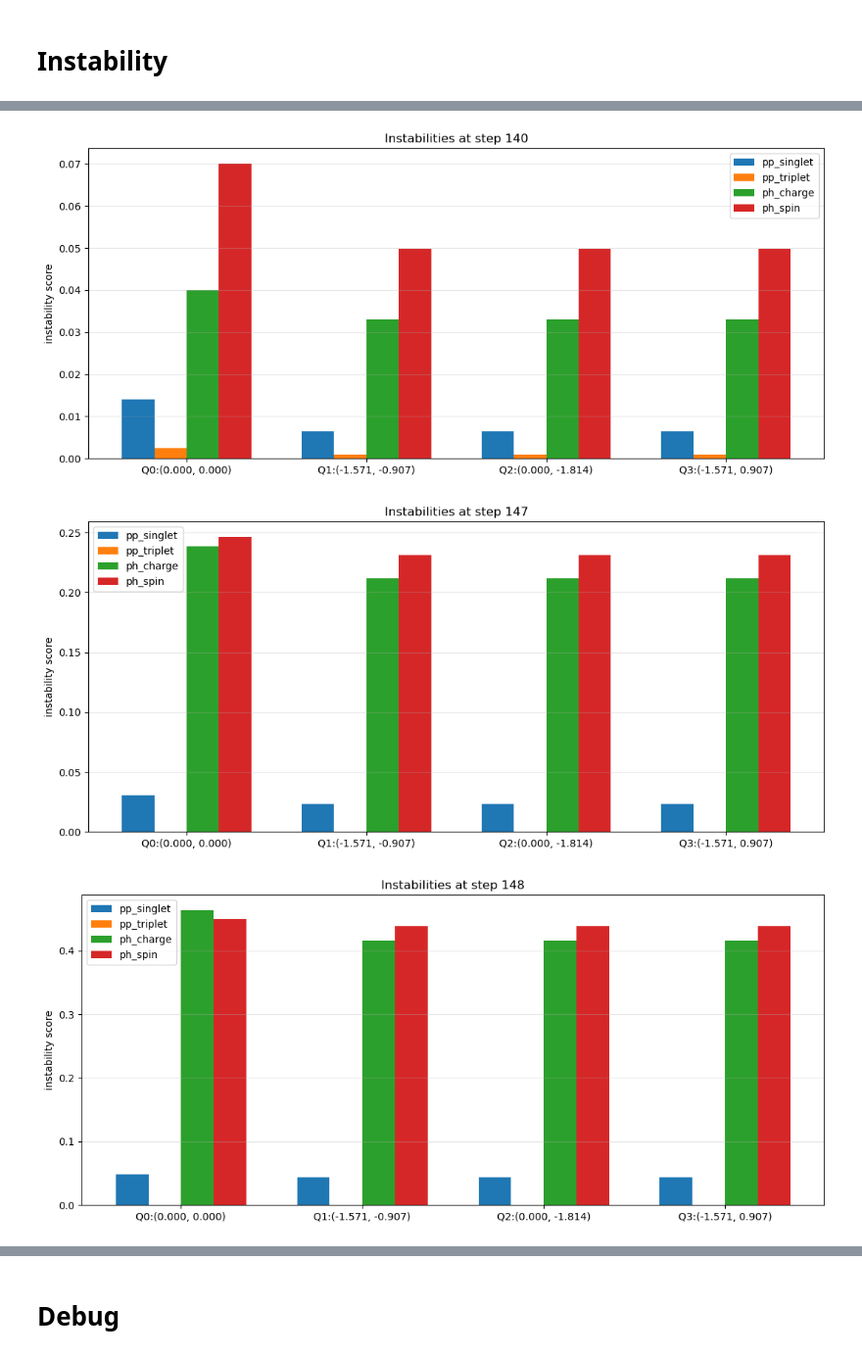
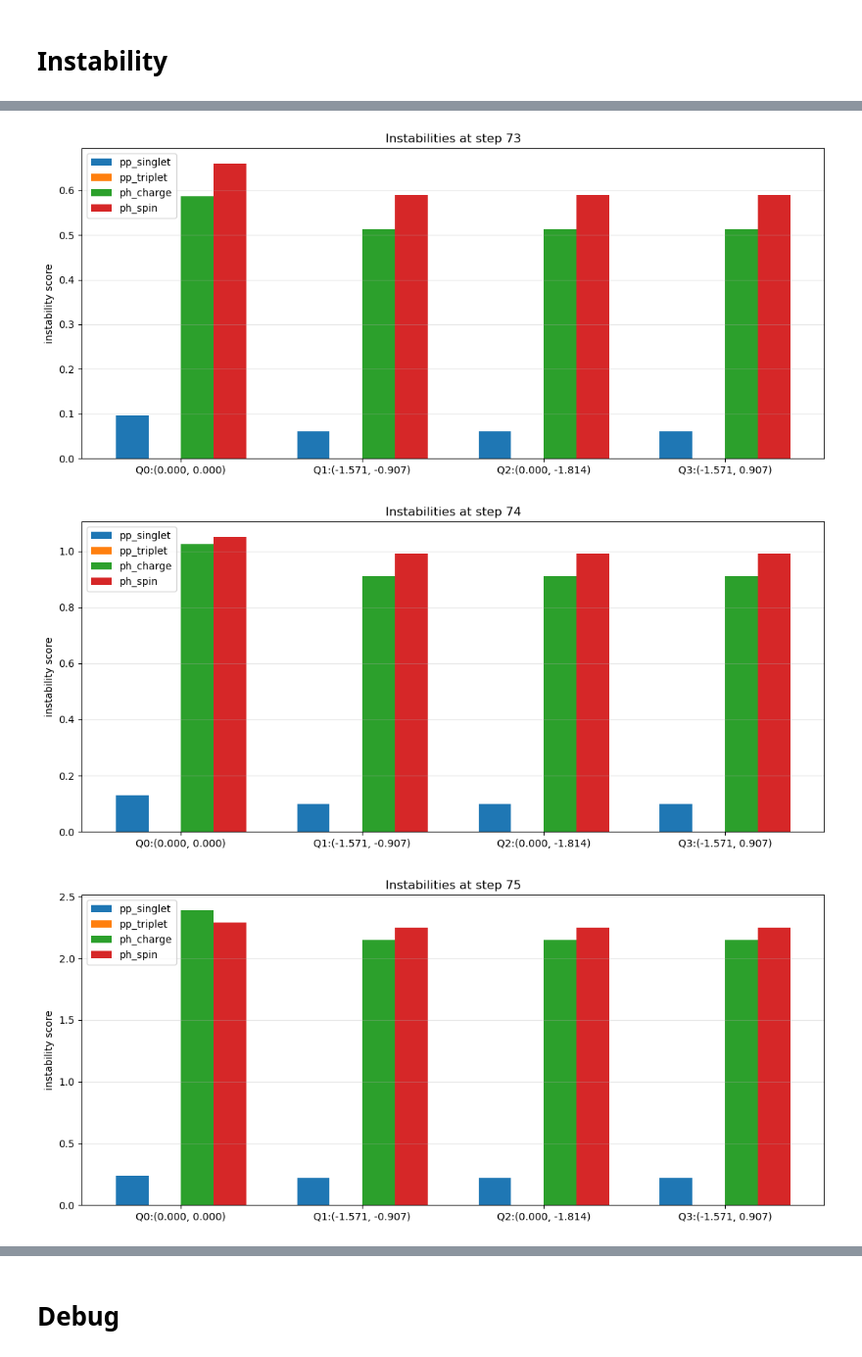
Before and after one commit to Mio826/functional-RG-Kagome-, a Jupyter notebook: test-flow.ipynb, the cells around one changed output, grey strips where cells are left out. Shown at 98% size. Cells and saved outputs as stored; diff of their text form; code cells hidden in the pictures.

```diff
--- a/test-flow.ipynb
+++ b/test-flow.ipynb
@@ -995,7 +1625,7 @@ arg  = [ 0.  0.  0.  0.  0.  0. -0.  0.  0.  0.  0.  0.  0.  0. -0.  0.  0. -0.
 CASE = "U_only"   # "V_only" or "U_only" or custom below
 
 if CASE == "V_only":
-    U_TEST, V_TEST = 0.0, 8.0
+    U_TEST, V_TEST = 0, 10.0
 elif CASE == "U_only":
     U_TEST, V_TEST = 10.0, 0.0
 else:
@@ -1004,9 +1634,9 @@ else:
 # ------------------------------------------------------------
 # flow params
 # ------------------------------------------------------------
-T_START = 30.0
-T_STOP  = 0.1
-NFREQ   = 40
+T_START = 10.0
+T_STOP  = 0.05
+NFREQ   = 50
 NSTEPS  = 300
 
 M6 = exact_M6_points_1bz(model)
@@ -1040,11 +1670,11 @@ solver = FRGFlowSolverSZ0(
     include_explicit_T_prefactor=True,
 
     # keep the adaptive integrator lenient enough for exploration
-    max_relative_update=20.0,
+    max_relative_update=5.0,
     min_substep_fraction=1.0 / 512.0,
 
     # do not let raw vertex norm stop the flow too early
-    channel_divergence_threshold=1e4,
+    channel_divergence_threshold=2e2,
 
     # sign-aware diagnosis monitored at selected Q's
     diagnosis_Qs=diagnosis_Qs,
@@ -1063,7 +1693,7 @@ builder0 = build_sz0_builder_from_solver(solver, Landau_F=False)
 df_bare, bare_store = evaluate_selected_Qs(builder0, diagnosis_Qs, landau_F=False)
 
 print("\n=== bare (initial) sign-aware kernel metrics ===")
-display(df_bare.sort_values(["Q_index", "channel"]).reset_index(drop=True))
+# display(df_bare.sort_values(["Q_index", "channel"]).reset_index(drop=True))
 
 plot_signaware_bars(df_bare, title="Bare diagnosis: four channels on selected Q's")
 
@@ -1120,7 +1733,7 @@ print("n_steps   =", len(solver.temperature_path))
 print("Npatch    =", solver.Npatch)
 print()
 
-SNAPSHOT_STEPS = [140, 147, 148, 149]
+SNAPSHOT_STEPS = [73, 74, 75, 76]
 
 history, snapshots = manual_run_flow_live(
     solver,
@@ -1331,9 +2016,21 @@ results_4, df_inst_4 = diagnose_snapshot_instabilities(
 # %%
-plot_instability_bars(df_inst_1, title="Instabilities at step 140")
-plot_instability_bars(df_inst_2, title="Instabilities at step 147")
-plot_instability_bars(df_inst_3, title="Instabilities at step 148")
-plot_instability_bars(df_inst_4, title="Instabilities at step 149")
+results_1, df_inst_1 = diagnose_snapshot_instabilities(
+    snapshots[SNAPSHOT_STEPS[0]], solver, diagnosis_Qs
+)
+results_2, df_inst_2 = diagnose_snapshot_instabilities(
+    snapshots[SNAPSHOT_STEPS[1]], solver, diagnosis_Qs
+)
+results_3, df_inst_3 = diagnose_snapshot_instabilities(
+    snapshots[SNAPSHOT_STEPS[2]], solver, diagnosis_Qs
+)
+results_4, df_inst_4 = diagnose_snapshot_instabilities(
+    snapshots[SNAPSHOT_STEPS[3]], solver, diagnosis_Qs
+)
+plot_instability_bars(df_inst_1, title=f"Instabilities at step {SNAPSHOT_STEPS[0]}")
+plot_instability_bars(df_inst_2, title=f"Instabilities at step {SNAPSHOT_STEPS[1]}")
+plot_instability_bars(df_inst_3, title=f"Instabilities at step {SNAPSHOT_STEPS[2]}")
+plot_instability_bars(df_inst_4, title=f"Instabilities at step {SNAPSHOT_STEPS[3]}")
 # %% [output]
-[figure, old version]
+[figure, new version]
-[figure, old version]
+[figure, new version]
-[figure, old version]
+[figure, new version]
```
Also changed, not shown: parts of 23 cells of this notebook, 10 other files.
